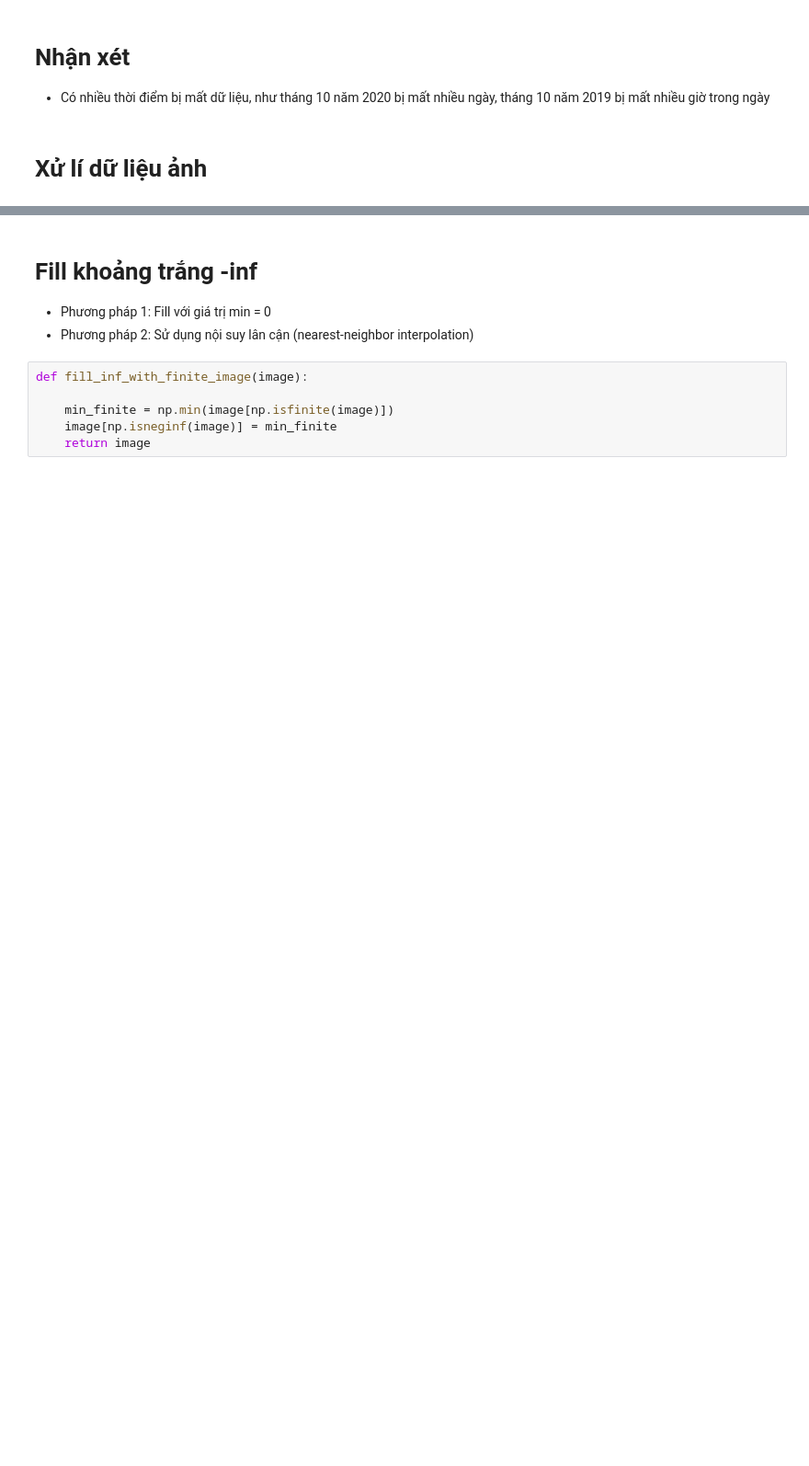
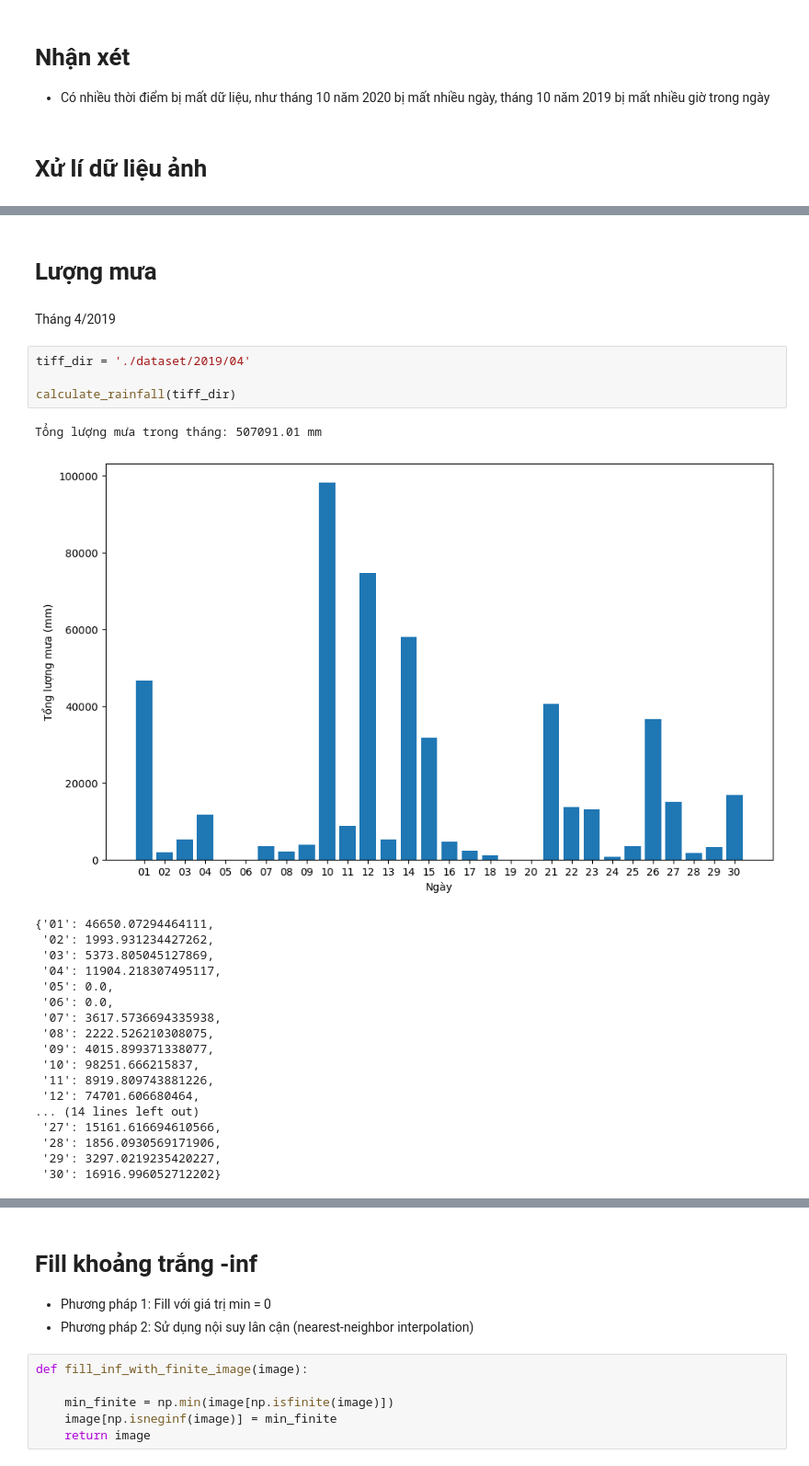
Before and after one commit to kirbytran12324/SmaAt-UNet-UET, a Jupyter notebook: Radar/radar_eda.ipynb, the cells around one changed output, grey strips where cells are left out. Shown at 92% size. Cells and saved outputs as stored; diff of their text form; blank space fills up the shorter version.

```diff
--- a/Radar/radar_eda.ipynb
+++ b/Radar/radar_eda.ipynb
@@ -576,0 +386,28 @@ trắng có giá trị -inf.
+# %% [markdown]
+# Lượng mưa
+# %% [markdown]
+Tháng 4/2019
+# %%
+tiff_dir = './dataset/2019/04'
+
+calculate_rainfall(tiff_dir)
+# %% [output]
+Tổng lượng mưa trong tháng: 507091.01 mm
+[figure, added]
+{'01': 46650.07294464111,
+ '02': 1993.931234427262,
+ '03': 5373.805045127869,
+ '04': 11904.218307495117,
+ '05': 0.0,
+ '06': 0.0,
+ '07': 3617.5736694335938,
+ '08': 2222.526210308075,
+ '09': 4015.899371338077,
+ '10': 98251.666215837,
+ '11': 8919.809743881226,
+ '12': 74701.606680464,
+... (14 lines left out)
+ '27': 15161.616694610566,
+ '28': 1856.0930569171906,
+ '29': 3297.0219235420227,
+ '30': 16916.996052712202}
```
Also changed, not shown: parts of 32 cells of this notebook, 1 other file.
